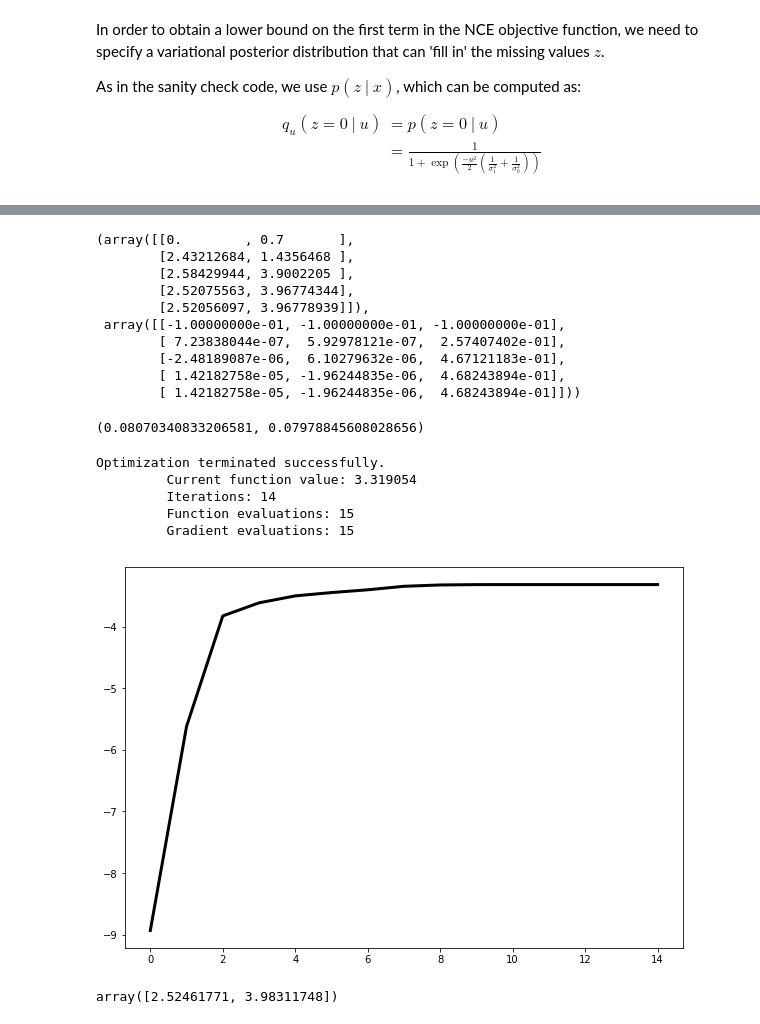
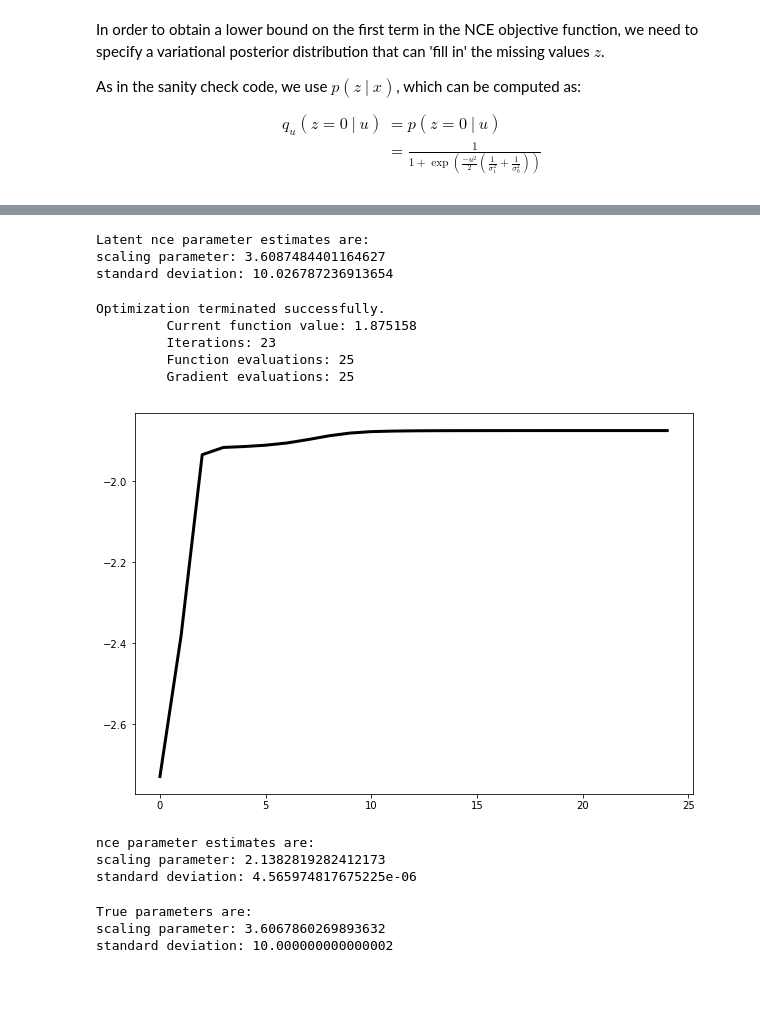
Before and after one commit to benrhodes26/VNCE, a Jupyter notebook: proposal/code/notebooks/3) unnormalised-mog-variational-em.ipynb, the cells around one changed output, grey strips where cells are left out. Saved outputs shown, nothing was run; the diff lists cells and outputs as text; code cells hidden in the pictures; blank space fills up the shorter version.

```diff
--- a/proposal/code/notebooks/3) unnormalised-mog-variational-em.ipynb
+++ b/proposal/code/notebooks/3) unnormalised-mog-variational-em.ipynb
@@ -92,17 +93,17 @@ rng = rnd.RandomState(1083463236)
 # %%
 # mixing proportions: 0.5 and 0.5
 # mean0 = mean1 = 0
-sigma1 = 1
-sigma0 = 4  # (parameter of interest)
+sigma1 = 4.7
+sigma0 = 10  # (parameter of interest)
 
-n = 10000 # number of data points
+n = 30000 # number of data points
 nz = 1  # number of latent samples per datapoint
-nu = 10 # nu is the ratio of noise to data samples in NCE
-c0 = 2.5283764456387727  # true value of normalising constant
-true_theta = np.array([c0, sigma0])
+nu = 1 # nu is the ratio of noise to data samples in NCE
+c0 = 0.5*np.log(2*np.pi) + np.log(sigma1 + sigma0)   # true value of scaling parameter
+true_theta = np.array([c0, np.log(sigma0)])
 
 theta0 = np.array([0, 0.7])
-alpha0 = np.array([-0.1,-0.1,-0.1])# initial theta
+alpha0 = np.array([0.1,0.1,0.1]) # initial theta
 # %%
 true_data_dist = MixtureOfTwoUnnormalisedGaussians(theta=true_theta, sigma1=sigma1)
 X = true_data_dist.sample(n) # generate data
@@ -303,30 +258,35 @@ Warning: Desired error not necessarily achieved due to precision loss.
-# %%
-thetas_per_em, alpha_per_em
-# %% [output]
-(array([[0.        , 0.7       ],
-        [2.43212684, 1.4356468 ],
-        [2.58429944, 3.9002205 ],
-        [2.52075563, 3.96774344],
-        [2.52056097, 3.96778939]]),
- array([[-1.00000000e-01, -1.00000000e-01, -1.00000000e-01],
-        [ 7.23838044e-07,  5.92978121e-07,  2.57407402e-01],
-        [-2.48189087e-06,  6.10279632e-06,  4.67121183e-01],
-        [ 1.42182758e-05, -1.96244835e-06,  4.68243894e-01],
-        [ 1.42182758e-05, -1.96244835e-06,  4.68243894e-01]]))
-# %%
-np.exp(-2.51697447), np.exp(-c0)
-# %% [output]
-(0.08070340833206581, 0.07978845608028656)
+# %%
+print('Latent nce parameter estimates are: \n'
+      'scaling parameter: {} \n'
+      'standard deviation: {}'.format(thetas_per_em[-1][0],
+                                      np.exp(thetas_per_em[-1][1])))
+# %% [output]
+Latent nce parameter estimates are:
+scaling parameter: 3.6087484401164627
+standard deviation: 10.026787236913654
 # %%
-J1s, J1_grads = nce_optimiser.fit(X, theta0=np.array([0, 1]))
+J1s, J1_grads = nce_optimiser.fit(X, theta0=theta0)
 # %% [output]
 Optimization terminated successfully.
-         Current function value: 3.319054
-         Iterations: 14
-         Function evaluations: 15
-         Gradient evaluations: 15
+         Current function value: 1.875158
+         Iterations: 23
+         Function evaluations: 25
+         Gradient evaluations: 25
-[figure, old version]
+[figure, new version]
-# %%
-no_latent_var_model.theta
-# %% [output]
-array([2.52461771, 3.98311748])
+# %%
+print('nce parameter estimates are: \n'
+      'scaling parameter: {} \n'
+      'standard deviation: {}'.format(no_latent_var_model.theta[0],
+                                      np.exp(no_latent_var_model.theta[1])))
+# %% [output]
+nce parameter estimates are:
+scaling parameter: 2.1382819282412173
+standard deviation: 4.565974817675225e-06
+# %%
+print('True parameters are: \n'
+      'scaling parameter: {} \n'
+      'standard deviation: {}'.format(true_theta[0], np.exp(true_theta[1])))
+# %% [output]
+True parameters are:
+scaling parameter: 3.6067860269893632
+standard deviation: 10.000000000000002
```
Also changed, not shown: parts of 13 cells of this notebook, 8 other files.
